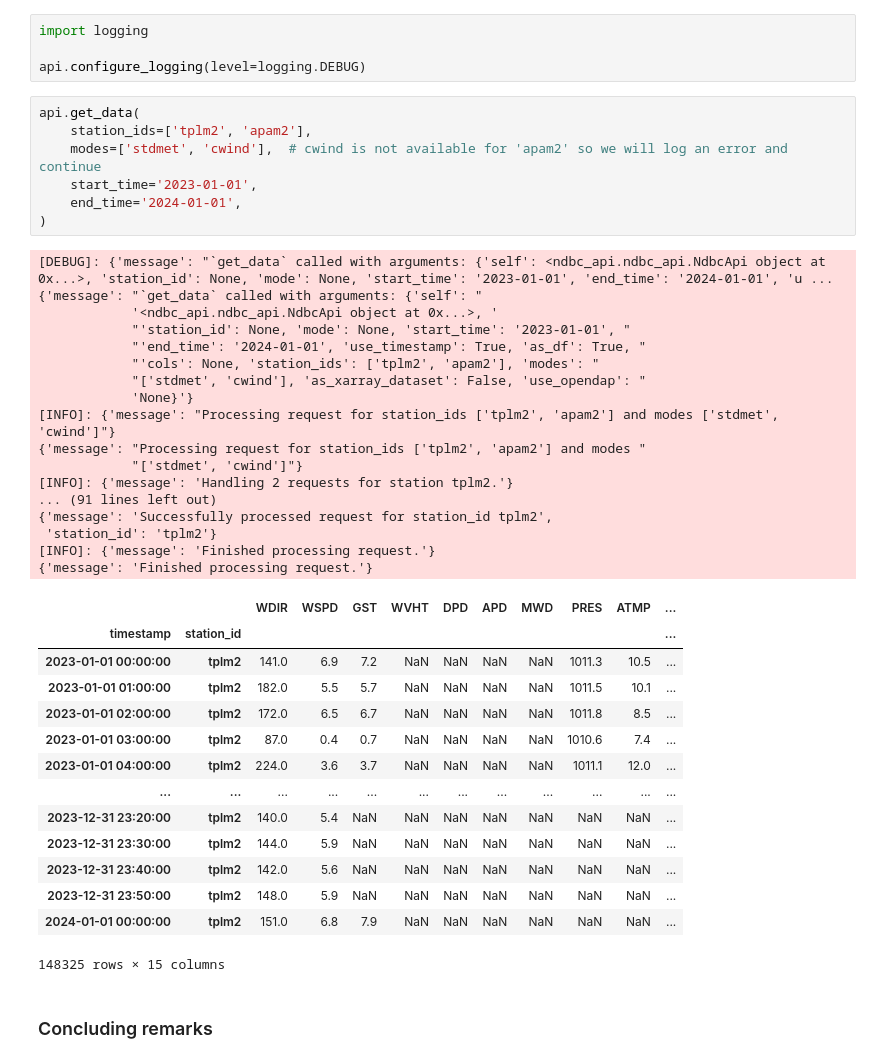
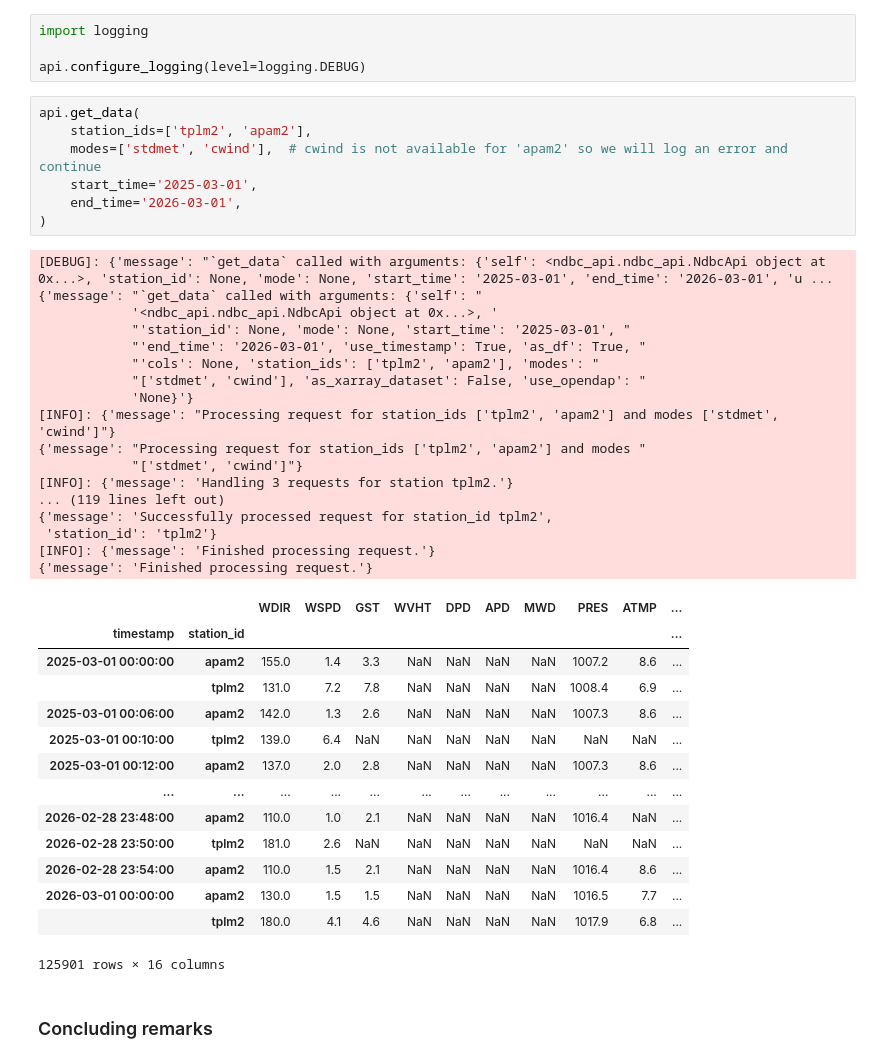
Before and after one commit to CDJellen/ndbc-api, a Jupyter notebook: notebooks/overview.ipynb, the cells around one changed output. Saved outputs shown, nothing was run; the diff lists cells and outputs as text.

```diff
--- a/notebooks/overview.ipynb
+++ b/notebooks/overview.ipynb
@@ -427,42 +425,42 @@ api.configure_logging(level=logging.DEBUG)
 # %%
 api.get_data(
     station_ids=['tplm2', 'apam2'],
     modes=['stdmet', 'cwind'],  # cwind is not available for 'apam2' so we will log an error and continue
-    start_time='2023-01-01',
-    end_time='2024-01-01',
+    start_time='2025-03-01',
+    end_time='2026-03-01',
 )
 # %% [output]
-[DEBUG]: {'message': "`get_data` called with arguments: {'self': <ndbc_api.ndbc_api.NdbcApi object at 0x...>, 'station_id': None, 'mode': None, 'start_time': '2023-01-01', 'end_time': '2024-01-01', 'u ...
+[DEBUG]: {'message': "`get_data` called with arguments: {'self': <ndbc_api.ndbc_api.NdbcApi object at 0x...>, 'station_id': None, 'mode': None, 'start_time': '2025-03-01', 'end_time': '2026-03-01', 'u ...
 {'message': "`get_data` called with arguments: {'self': "
             '<ndbc_api.ndbc_api.NdbcApi object at 0x...>, '
-            "'station_id': None, 'mode': None, 'start_time': '2023-01-01', "
-            "'end_time': '2024-01-01', 'use_timestamp': True, 'as_df': True, "
+            "'station_id': None, 'mode': None, 'start_time': '2025-03-01', "
+            "'end_time': '2026-03-01', 'use_timestamp': True, 'as_df': True, "
             "'cols': None, 'station_ids': ['tplm2', 'apam2'], 'modes': "
             "['stdmet', 'cwind'], 'as_xarray_dataset': False, 'use_opendap': "
             'None}'}
 [INFO]: {'message': "Processing request for station_ids ['tplm2', 'apam2'] and modes ['stdmet', 'cwind']"}
 {'message': "Processing request for station_ids ['tplm2', 'apam2'] and modes "
             "['stdmet', 'cwind']"}
-[INFO]: {'message': 'Handling 2 requests for station tplm2.'}
-... (91 lines left out)
+[INFO]: {'message': 'Handling 3 requests for station tplm2.'}
+... (119 lines left out)
 {'message': 'Successfully processed request for station_id tplm2',
  'station_id': 'tplm2'}
 [INFO]: {'message': 'Finished processing request.'}
 {'message': 'Finished processing request.'}
 |  |  | WDIR | WSPD | GST | WVHT | DPD | APD | MWD | PRES | ATMP | ... |
 | timestamp | station_id |  |  |  |  |  |  |  |  |  | ... |
-| 2023-01-01 00:00:00 | tplm2 | 141.0 | 6.9 | 7.2 | NaN | NaN | NaN | NaN | 1011.3 | 10.5 | ... |
-| 2023-01-01 01:00:00 | tplm2 | 182.0 | 5.5 | 5.7 | NaN | NaN | NaN | NaN | 1011.5 | 10.1 | ... |
-| 2023-01-01 02:00:00 | tplm2 | 172.0 | 6.5 | 6.7 | NaN | NaN | NaN | NaN | 1011.8 | 8.5 | ... |
-| 2023-01-01 03:00:00 | tplm2 | 87.0 | 0.4 | 0.7 | NaN | NaN | NaN | NaN | 1010.6 | 7.4 | ... |
-| 2023-01-01 04:00:00 | tplm2 | 224.0 | 3.6 | 3.7 | NaN | NaN | NaN | NaN | 1011.1 | 12.0 | ... |
+| 2025-03-01 00:00:00 | apam2 | 155.0 | 1.4 | 3.3 | NaN | NaN | NaN | NaN | 1007.2 | 8.6 | ... |
+|  | tplm2 | 131.0 | 7.2 | 7.8 | NaN | NaN | NaN | NaN | 1008.4 | 6.9 | ... |
+| 2025-03-01 00:06:00 | apam2 | 142.0 | 1.3 | 2.6 | NaN | NaN | NaN | NaN | 1007.3 | 8.6 | ... |
+| 2025-03-01 00:10:00 | tplm2 | 139.0 | 6.4 | NaN | NaN | NaN | NaN | NaN | NaN | NaN | ... |
+| 2025-03-01 00:12:00 | apam2 | 137.0 | 2.0 | 2.8 | NaN | NaN | NaN | NaN | 1007.3 | 8.6 | ... |
 | ... | ... | ... | ... | ... | ... | ... | ... | ... | ... | ... | ... |
-| 2023-12-31 23:20:00 | tplm2 | 140.0 | 5.4 | NaN | NaN | NaN | NaN | NaN | NaN | NaN | ... |
-| 2023-12-31 23:30:00 | tplm2 | 144.0 | 5.9 | NaN | NaN | NaN | NaN | NaN | NaN | NaN | ... |
-| 2023-12-31 23:40:00 | tplm2 | 142.0 | 5.6 | NaN | NaN | NaN | NaN | NaN | NaN | NaN | ... |
-| 2023-12-31 23:50:00 | tplm2 | 148.0 | 5.9 | NaN | NaN | NaN | NaN | NaN | NaN | NaN | ... |
-| 2024-01-01 00:00:00 | tplm2 | 151.0 | 6.8 | 7.9 | NaN | NaN | NaN | NaN | NaN | NaN | ... |
+| 2026-02-28 23:48:00 | apam2 | 110.0 | 1.0 | 2.1 | NaN | NaN | NaN | NaN | 1016.4 | NaN | ... |
+| 2026-02-28 23:50:00 | tplm2 | 181.0 | 2.6 | NaN | NaN | NaN | NaN | NaN | NaN | NaN | ... |
+| 2026-02-28 23:54:00 | apam2 | 110.0 | 1.5 | 2.1 | NaN | NaN | NaN | NaN | 1016.4 | 8.6 | ... |
+| 2026-03-01 00:00:00 | apam2 | 130.0 | 1.5 | 1.5 | NaN | NaN | NaN | NaN | 1016.5 | 7.7 | ... |
+|  | tplm2 | 180.0 | 4.1 | 4.6 | NaN | NaN | NaN | NaN | 1017.9 | 6.8 | ... |
-148325 rows × 15 columns
+125901 rows × 16 columns
 # %% [markdown]
 ### Concluding remarks
 # %% [markdown]
```
Also changed, not shown: parts of 8 cells of this notebook, 44 other files.
